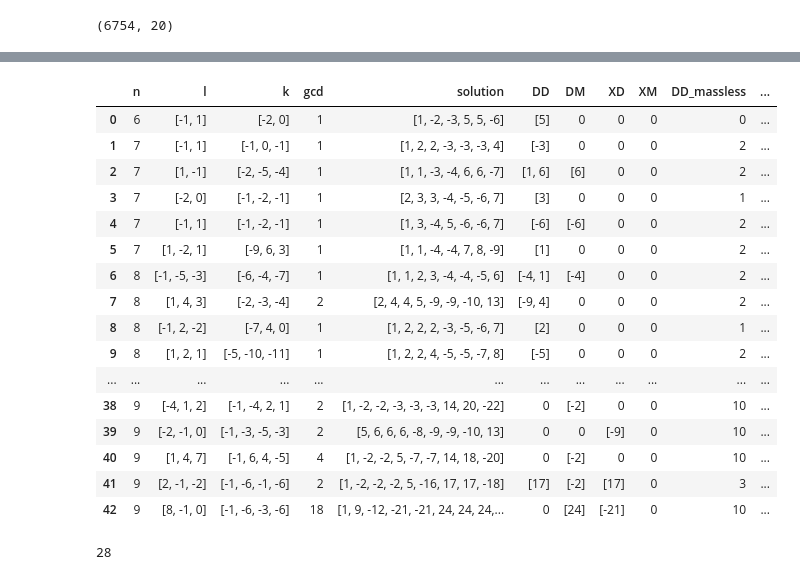
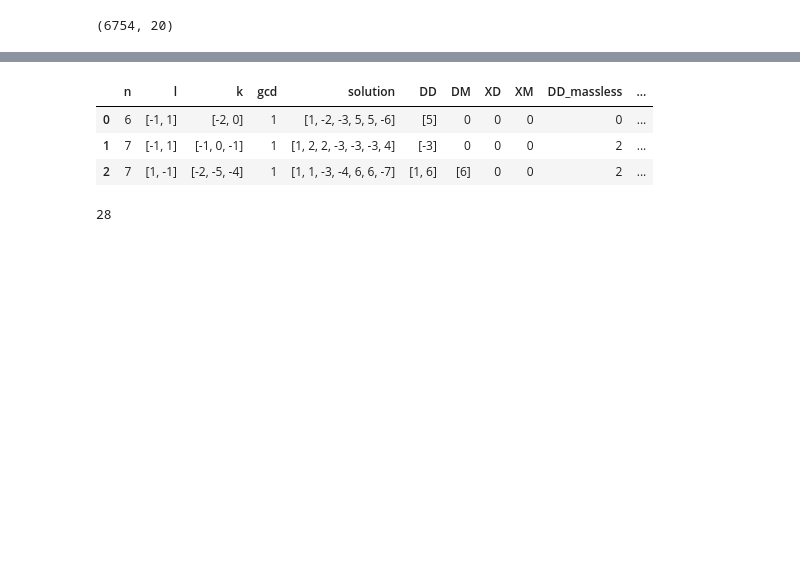
Before and after one commit to LBJ-Wade/anomaly, a Jupyter notebook: newsolutions.ipynb, the cells around one changed output, grey strips where cells are left out. Cells and saved outputs as stored; diff of their text form; code cells hidden in the pictures; blank space fills up the shorter version.

```diff
--- a/newsolutions.ipynb
+++ b/newsolutions.ipynb
@@ -459,27 +459,14 @@ cl[cl['solution'].astype(str)=='[2, -3, -10, 13, 13, -15]']
 # %%
 fl=fl[fl.apply(lambda r:min([r['DD_massless'],r['DM_massless'],r['XM_massless'],r['XD_massless']])<=2,axis='columns' )
      ].sort_values(['n',massless[mdl],'sltn_len','total'])[
        ['n','l','k','gcd','solution','DD', 'DM', 'XD', 'XM', 'DD_massless',
        'DM_massless','XD_massless', 'XM_massless','total','sltn_len','nu_R']].reset_index(drop=True)
-fl
+fl[:3]
 # %% [output]
 |  | n | l | k | gcd | solution | DD | DM | XD | XM | DD_massless | ... |
 | 0 | 6 | [-1, 1] | [-2, 0] | 1 | [1, -2, -3, 5, 5, -6] | [5] | 0 | 0 | 0 | 0 | ... |
 | 1 | 7 | [-1, 1] | [-1, 0, -1] | 1 | [1, 2, 2, -3, -3, -3, 4] | [-3] | 0 | 0 | 0 | 2 | ... |
 | 2 | 7 | [1, -1] | [-2, -5, -4] | 1 | [1, 1, -3, -4, 6, 6, -7] | [1, 6] | [6] | 0 | 0 | 2 | ... |
-| 3 | 7 | [-2, 0] | [-1, -2, -1] | 1 | [2, 3, 3, -4, -5, -6, 7] | [3] | 0 | 0 | 0 | 1 | ... |
-| 4 | 7 | [-1, 1] | [-1, -2, -1] | 1 | [1, 3, -4, 5, -6, -6, 7] | [-6] | [-6] | 0 | 0 | 2 | ... |
-| 5 | 7 | [1, -2, 1] | [-9, 6, 3] | 1 | [1, 1, -4, -4, 7, 8, -9] | [1] | 0 | 0 | 0 | 2 | ... |
-| 6 | 8 | [-1, -5, -3] | [-6, -4, -7] | 1 | [1, 1, 2, 3, -4, -4, -5, 6] | [-4, 1] | [-4] | 0 | 0 | 2 | ... |
-| 7 | 8 | [1, 4, 3] | [-2, -3, -4] | 2 | [2, 4, 4, 5, -9, -9, -10, 13] | [-9, 4] | 0 | 0 | 0 | 2 | ... |
-| 8 | 8 | [-1, 2, -2] | [-7, 4, 0] | 1 | [1, 2, 2, 2, -3, -5, -6, 7] | [2] | 0 | 0 | 0 | 1 | ... |
-| 9 | 8 | [1, 2, 1] | [-5, -10, -11] | 1 | [1, 2, 2, 4, -5, -5, -7, 8] | [-5] | 0 | 0 | 0 | 2 | ... |
-| ... | ... | ... | ... | ... | ... | ... | ... | ... | ... | ... | ... |
-| 38 | 9 | [-4, 1, 2] | [-1, -4, 2, 1] | 2 | [1, -2, -2, -3, -3, -3, 14, 20, -22] | 0 | [-2] | 0 | 0 | 10 | ... |
-| 39 | 9 | [-2, -1, 0] | [-1, -3, -5, -3] | 2 | [5, 6, 6, 6, -8, -9, -9, -10, 13] | 0 | 0 | [-9] | 0 | 10 | ... |
-| 40 | 9 | [1, 4, 7] | [-1, 6, 4, -5] | 4 | [1, -2, -2, 5, -7, -7, 14, 18, -20] | 0 | [-2] | 0 | 0 | 10 | ... |
-| 41 | 9 | [2, -1, -2] | [-1, -6, -1, -6] | 2 | [1, -2, -2, -2, 5, -16, 17, 17, -18] | [17] | [-2] | [17] | 0 | 3 | ... |
-| 42 | 9 | [8, -1, 0] | [-1, -6, -3, -6] | 18 | [1, 9, -12, -21, -21, 24, 24, 24,... | 0 | [24] | [-21] | 0 | 10 | ... |
 # %%
 np.sort( fl['solution'].apply(lambda l: np.abs(l).max()).unique() ).max()
 # %% [output]
```
Also changed, not shown: parts of 14 cells of this notebook.
